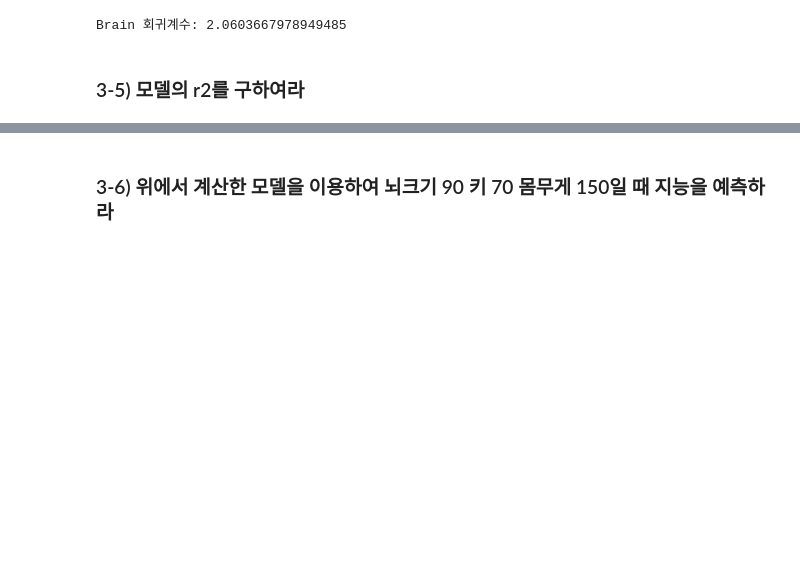
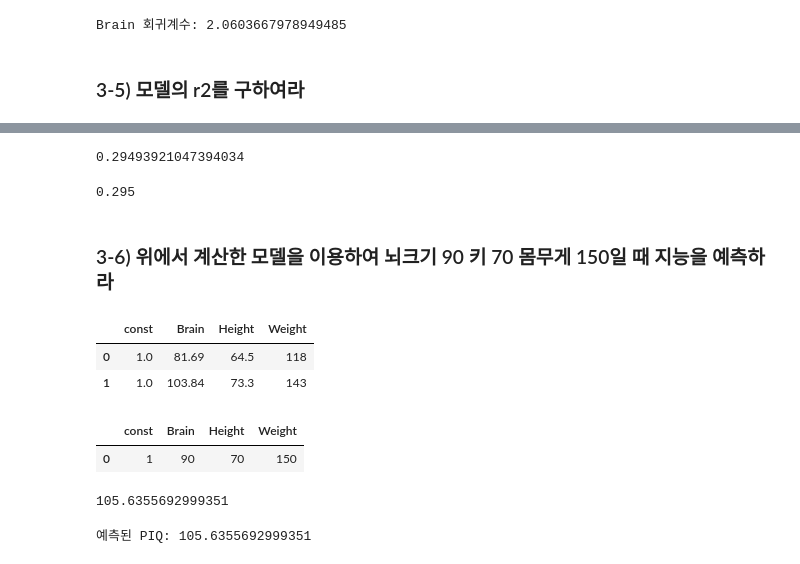
Before and after one commit to gigabitamin/license_study, a Jupyter notebook: BIGDATA/250619_0005.ipynb, the cells around one changed output, grey strips where cells are left out. Saved outputs shown, nothing was run; the diff lists cells and outputs as text; code cells hidden in the pictures; blank space fills up the shorter version.

```diff
--- a/BIGDATA/250619_0005.ipynb
+++ b/BIGDATA/250619_0005.ipynb
@@ -1693,2 +1830,35 @@ Brain 회귀계수: 2.0603667978949485
+# %%
+result.rsquared
+round(result.rsquared, 3)
+# %% [output]
+0.29493921047394034
+0.295
 # %% [markdown]
 ### 3-6) 위에서 계산한 모델을 이용하여 뇌크기 90 키 70 몸무게 150일 때 지능을 예측하라
+# %%
+x.head(2)
+# %% [output]
+|  | const | Brain | Height | Weight |
+| 0 | 1.0 | 81.69 | 64.5 | 118 |
+| 1 | 1.0 | 103.84 | 73.3 | 143 |
+# %%
+# Constant = 1, Brain = 90, Height = 70, Weight = 150
+test = [1, 90, 70, 150]
+test_df = pd.DataFrame([test], columns=x.columns)
+test_df
+
+pred = result.predict(test_df)
+pred[0]
+# %% [output]
+|  | const | Brain | Height | Weight |
+| 0 | 1 | 90 | 70 | 150 |
+105.6355692999351
+# %%
+# 예측용 데이터 (const 추가)
+new_data = pd.DataFrame([[1, 90, 70, 150]], columns=['const', 'Brain', 'Height', 'Weight'])
+
+# 예측값 계산
+predicted_piq = result.predict(new_data)[0]
+print("예측된 PIQ:", predicted_piq)
+# %% [output]
+예측된 PIQ: 105.6355692999351
```
Also changed, not shown: parts of 8 cells of this notebook, 1 other file.
